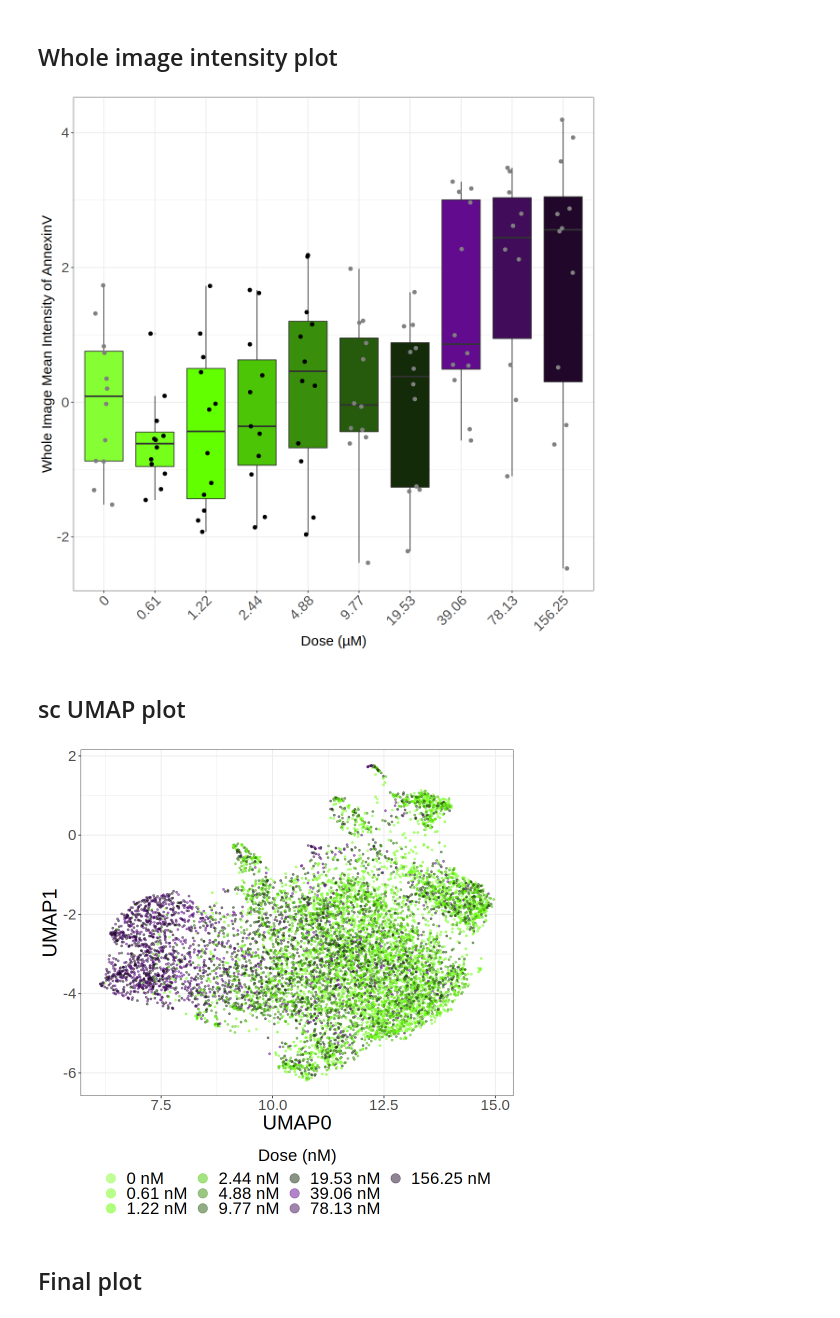
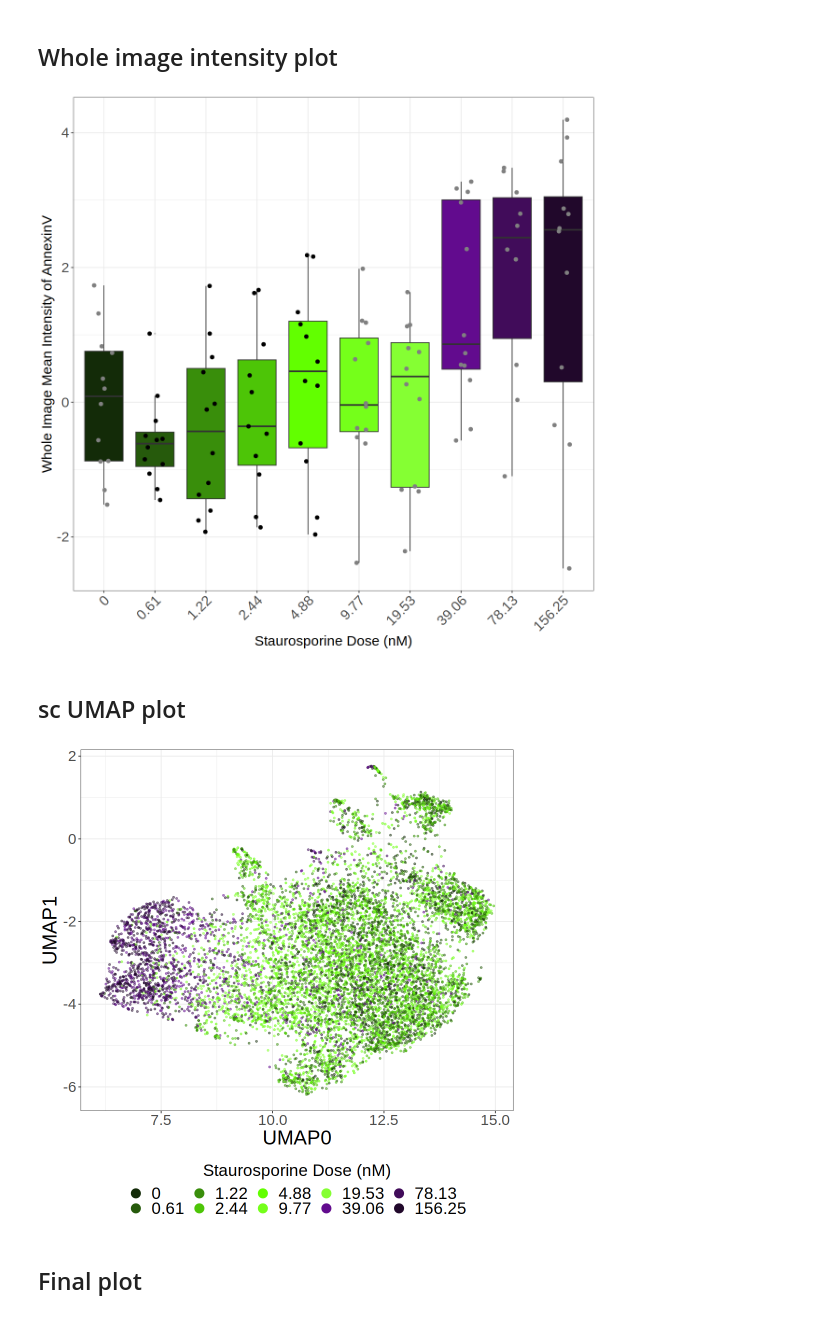
Before and after one commit to MikeLippincott/live_cell_timelapse_apoptosis_analysis, a Jupyter notebook: figures/terminal_montage_figure/notebooks/assemble_figure.ipynb, the cells around one changed output. Cells and saved outputs as stored; diff of their text form; code cells hidden in the pictures.

```diff
--- a/figures/terminal_montage_figure/notebooks/assemble_figure.ipynb
+++ b/figures/terminal_montage_figure/notebooks/assemble_figure.ipynb
@@ -67,20 +68,7 @@ intensity_features_df$Metadata_dose <- factor(
         '156.25'
 )
     )
-### Plot the intensity features for each feature and dose
-color_pallete_for_dose <- c(
-    "0" = "#85FF33",
-    "0.61" = "#75FF1A",
-    "1.22" = "#62FF00",
-    "2.44" = "#4DC507",
-    "4.88" = "#398E0B",
-    "9.77" = "#265A0C",
-    "19.53" = "#132B08",
-    "39.06" = "#620B8E",
-    "78.13" = "#410C5A",
-    "156.25" = "#21082B"
-)
-points_color_pallete_for_dose <- c(
+points_color_palette_for_dose <- c(
     "0" = "#808080",
     "0.61" = "#000000",
     "1.22" = "#000000",
@@ -102,7 +90,7 @@ intensity_plot <- (
     # add jittered points
     + geom_jitter(width = 0.2, size = 2, alpha = 1, aes(color = Metadata_dose))
     + labs(
-        x = "Dose (µM)",
+        x = "Staurosporine dose (nM)",
         y = "Whole Image Mean Intensity of AnnexinV"
     )
     + theme_bw()
@@ -113,15 +101,17 @@ intensity_plot <- (
         axis.text.y = element_text(size = 18),
         plot.title = element_text(size = 18, hjust = 0.5),
         legend.position = "none",
-        strip.text = element_text(size = 18)
+        strip.text = element_text(size = 18),
+
+        legend.title = element_text(size=20)
     )
-    + scale_fill_manual(values = color_pallete_for_dose)
+    + scale_fill_manual(values = color_palette_dose)
     # add color to jitter points
-    + scale_color_manual(values = points_color_pallete_for_dose)
+    + scale_color_manual(values = points_color_palette_for_dose)
 )
 intensity_plot
 # %% [output]
-[figure, old version]
+[figure, new version]
 # %% [markdown]
 ## sc UMAP plot
 # %%
@@ -131,36 +121,23 @@ umap_file_path <- file.path("../../../data/umap/","terminal_umap_transformed.par
 umap_file_path <- normalizePath(umap_file_path)
 umap_df <- arrow::read_parquet(umap_file_path)
 # add nM to the dose column
-umap_df$Metadata_dose <- paste0(umap_df$Metadata_dose, " nM")
+# umap_df$Metadata_dose <- paste0(umap_df$Metadata_dose, " nM")
 # make the dose a factor with levels
 umap_df$Metadata_dose <- factor(umap_df$Metadata_dose, levels = c(
-    "0 nM",
-    "0.61 nM",
-    "1.22 nM",
-    "2.44 nM",
-    "4.88 nM",
-    "9.77 nM",
-    "19.53 nM",
-    "39.06 nM",
-    "78.13 nM",
-    "156.25 nM"
+    "0",
+    "0.61",
+    "1.22",
+    "2.44",
+    "4.88",
+    "9.77",
+    "19.53",
+    "39.06",
+    "78.13",
+    "156.25"
     )
     )
 
 
-## Select only some of the doeses
-color_pallete_for_dose <- c(
-    "0 nM" = "#85FF33",
-    "0.61 nM" = "#75FF1A",
-    "1.22 nM" = "#62FF00",
-    "2.44 nM" = "#4DC507",
-    "4.88 nM" = "#398E0B",
-    "9.77 nM" = "#265A0C",
-    "19.53 nM" = "#132B08",
-    "39.06 nM" = "#620B8E",
-    "78.13 nM" = "#410C5A",
-    "156.25 nM" = "#21082B"
-)
 # make a ggplot of the umap
 width <- 8
 height <- 8
@@ -170,38 +147,38 @@ umap_plot <- (
     + geom_point(size = 0.9, alpha = 0.5)
     + theme_bw()
 
     + labs( x = "UMAP0", y = "UMAP1")
     + theme(
         strip.text.x = element_text(size = 18),
         strip.text.y = element_text(size = 18),
         axis.text.x = element_text(size = 18),
         axis.text.y = element_text(size = 18),
         axis.title.x = element_text(size = 24),
         axis.title.y = element_text(size = 24),
         legend.title = element_text(size = 20),
         legend.text = element_text(size = 20),
         legend.position = "bottom",
         legend.box = "horizontal",
 
 
         )
-    + scale_color_manual(values = color_pallete_for_dose)
+    + scale_color_manual(values = color_palette_dose)
     + guides(
         color = guide_legend(
-            override.aes = list(size = 5),
-            title = "Dose (nM)",
+            override.aes = list(size = 5, alpha = 1),
+            title = "Staurosporine dose (nM)",
             title.position = "top",
             title.hjust = 0.5,
             # make them horizontal
-            nrow = 3,
+            nrow = 2,
         )
     )
 
 
 )
 umap_plot
 # %% [output]
-[figure, old version]
+[figure, new version]
 # %% [markdown]
 ## Final plot
 # %%
```
Also changed, not shown: parts of 2 cells of this notebook, 11 other files.
